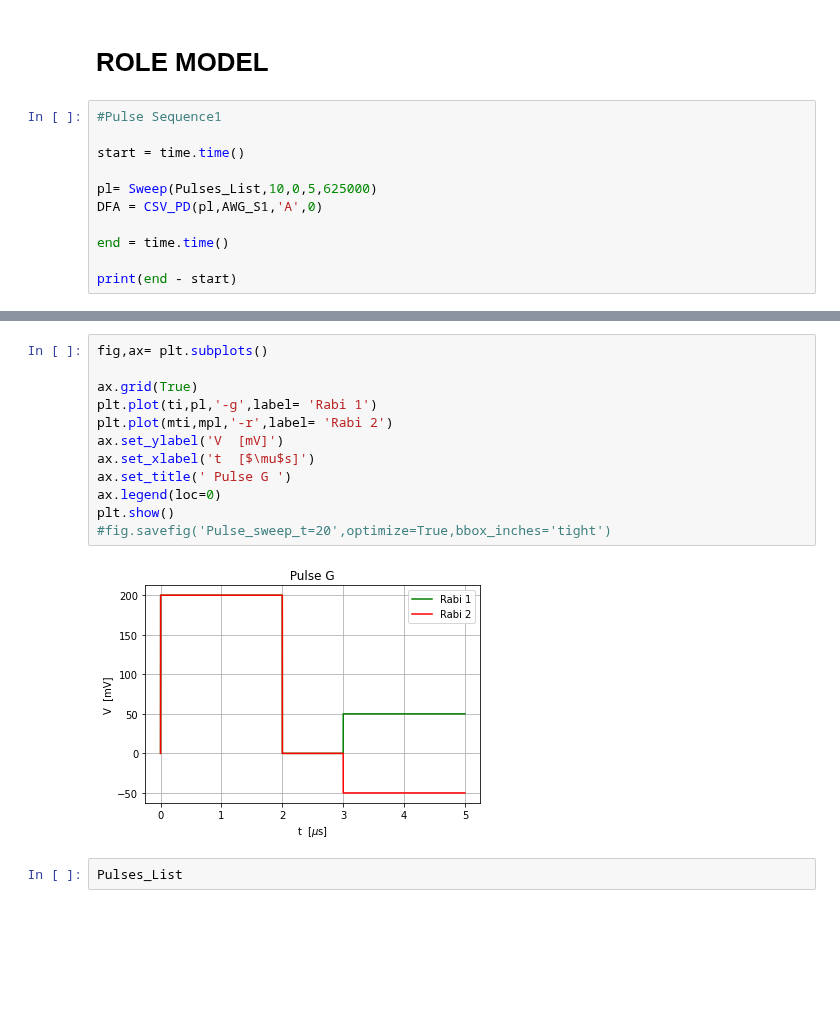
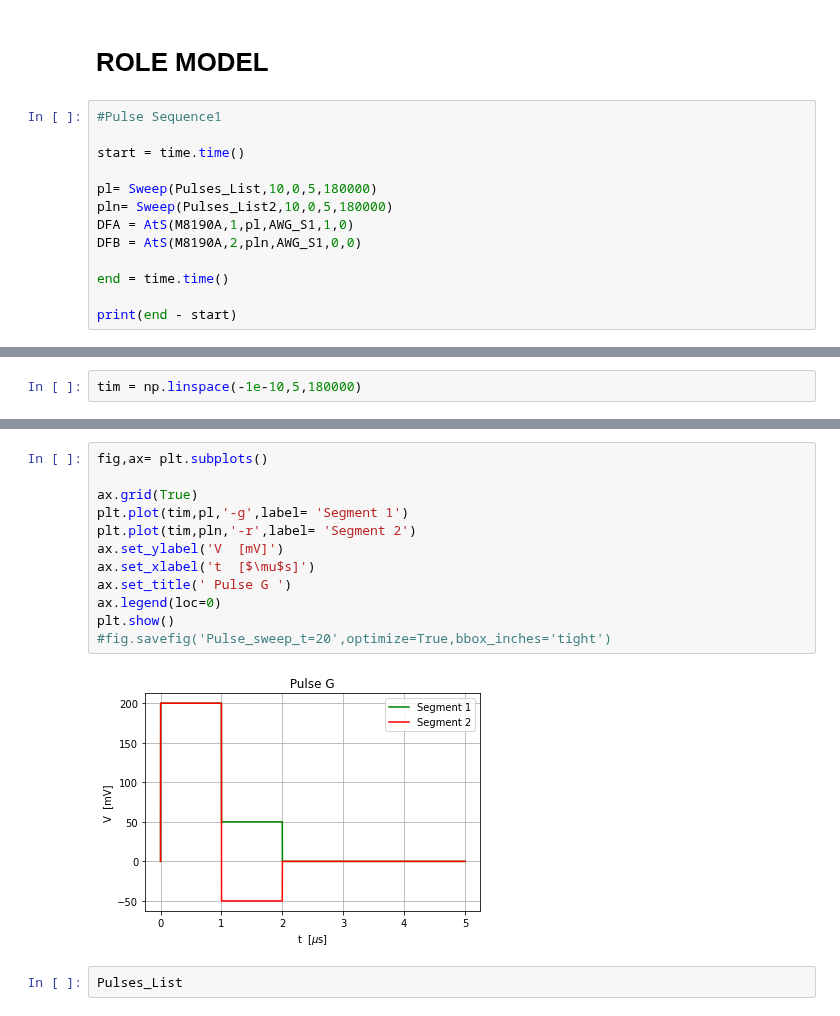
Before and after one commit to Holcan/STM, a Jupyter notebook: M8190/mechanicus.ipynb, the cells around one changed output, grey strips where cells are left out. Saved outputs shown, nothing was run; the diff lists cells and outputs as text; blank space fills up the shorter version.

```diff
--- a/M8190/mechanicus.ipynb
+++ b/M8190/mechanicus.ipynb
@@ -535,8 +523,10 @@ pl= Sweep(Pulses_List,10,0,5,32500000)
 
 start = time.time()
 
-pl= Sweep(Pulses_List,10,0,5,625000)
-DFA = CSV_PD(pl,AWG_S1,'A',0)
+pl= Sweep(Pulses_List,10,0,5,180000)
+pln= Sweep(Pulses_List2,10,0,5,180000)
+DFA = AtS(M8190A,1,pl,AWG_S1,1,0)
+DFB = AtS(M8190A,2,pln,AWG_S1,0,0)
 
 end = time.time()
 
@@ -612,0 +536,2 @@ DFB6
+# %%
+tim = np.linspace(-1e-10,5,180000)
@@ -613,17 +556,17 @@ DFB6
 # %%
 fig,ax= plt.subplots()
 
 ax.grid(True)
-plt.plot(ti,pl,'-g',label= 'Rabi 1')
-plt.plot(mti,mpl,'-r',label= 'Rabi 2')
+plt.plot(tim,pl,'-g',label= 'Segment 1')
+plt.plot(tim,pln,'-r',label= 'Segment 2')
 ax.set_ylabel('V  [mV]')
 ax.set_xlabel('t  [$\mu$s]')
 ax.set_title(' Pulse G ')
 ax.legend(loc=0)
 plt.show()
 #fig.savefig('Pulse_sweep_t=20',optimize=True,bbox_inches='tight')
 # %% [output]
-[figure, old version]
+[figure, new version]
 # %%
 Pulses_List
 # %% [output]
```
Also changed, not shown: parts of 42 cells of this notebook, 8 other files.
